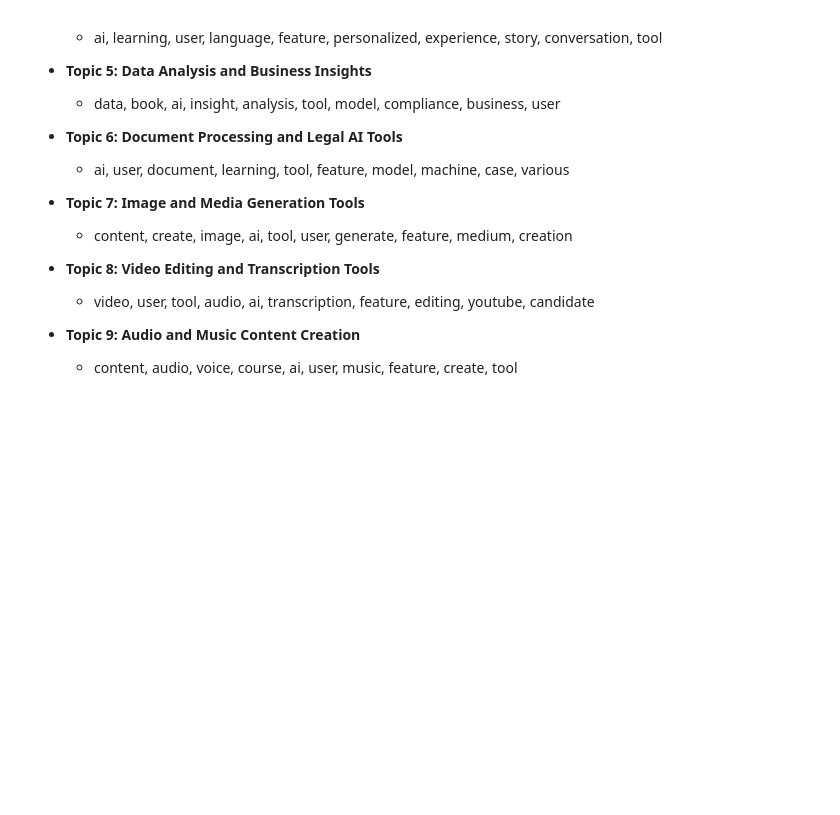
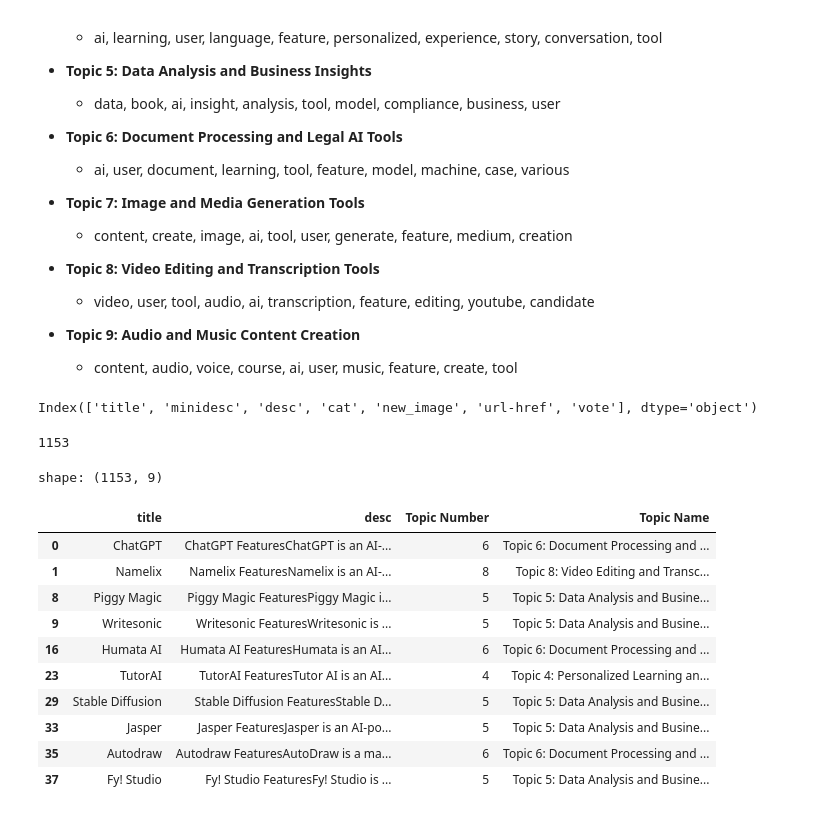
Before and after one commit to saeed-saffari/LLM_education_topic_modeling, a Jupyter notebook: topic_modeling_001.ipynb, the cells around one changed output. Drawn from its saved outputs; the diff is of its cells as text; code cells hidden in the pictures; blank space fills up the shorter version.

```diff
--- a/topic_modeling_001.ipynb
+++ b/topic_modeling_001.ipynb
@@ -275,0 +303,42 @@ pyLDAvis.save_html(lda_display, 'lda_visualization_10_group.html')
+# %%
+topic_name = ['Topic 0: AI Tools for Data, Search, and Learning',
+              'Topic 1: AI-Enhanced Content Creation and Job Tools',
+              'Topic 2: Customer Support and Communication Tools',
+              'Topic 3: Writing Assistance and Academic Tools',
+              'Topic 4: Personalized Learning and Language Experience',
+              'Topic 5: Data Analysis and Business Insights',
+              'Topic 6: Document Processing and Legal AI Tools',
+              'Topic 7: Image and Media Generation Tools',
+              'Topic 8: Video Editing and Transcription Tools',
+              'Topic 9: Audio and Music Content Creation'
+              ]
+# %%
+df.columns
+# %% [output]
+Index(['title', 'minidesc', 'desc', 'cat', 'new_image', 'url-href', 'vote'], dtype='object')
+# %%
+len(document_topic_mapping)
+# %% [output]
+1153
+# %%
+
+edu_with_topic = filtered_df#df[df['cat'] == 'AI tools for education']
+edu_with_topic['Topic Number'] = document_topic_mapping
+
+edu_with_topic['Topic Name'] = edu_with_topic['Topic Number'].apply(lambda x: topic_name[x])
+print('shape:', edu_with_topic.shape)
+edu_with_topic[['title', 'desc', 'Topic Number', 'Topic Name']].head(10)
+#edu_with_topic.to_csv('edu_with_topic.csv', index=False)
+# %% [output]
+shape: (1153, 9)
+|  | title | desc | Topic Number | Topic Name |
+| 0 | ChatGPT | ChatGPT FeaturesChatGPT is an AI-... | 6 | Topic 6: Document Processing and ... |
+| 1 | Namelix | Namelix FeaturesNamelix is an AI-... | 8 | Topic 8: Video Editing and Transc... |
+| 8 | Piggy Magic | Piggy Magic FeaturesPiggy Magic i... | 5 | Topic 5: Data Analysis and Busine... |
+| 9 | Writesonic | Writesonic FeaturesWritesonic is ... | 5 | Topic 5: Data Analysis and Busine... |
+| 16 | Humata AI | Humata AI FeaturesHumata is an AI... | 6 | Topic 6: Document Processing and ... |
+| 23 | TutorAI | TutorAI FeaturesTutor AI is an AI... | 4 | Topic 4: Personalized Learning an... |
+| 29 | Stable Diffusion | Stable Diffusion FeaturesStable D... | 5 | Topic 5: Data Analysis and Busine... |
+| 33 | Jasper | Jasper FeaturesJasper is an AI-po... | 5 | Topic 5: Data Analysis and Busine... |
+| 35 | Autodraw | Autodraw FeaturesAutoDraw is a ma... | 6 | Topic 6: Document Processing and ... |
+| 37 | Fy! Studio | Fy! Studio FeaturesFy! Studio is ... | 5 | Topic 5: Data Analysis and Busine... |
```
Also changed, not shown: parts of 34 cells of this notebook.
